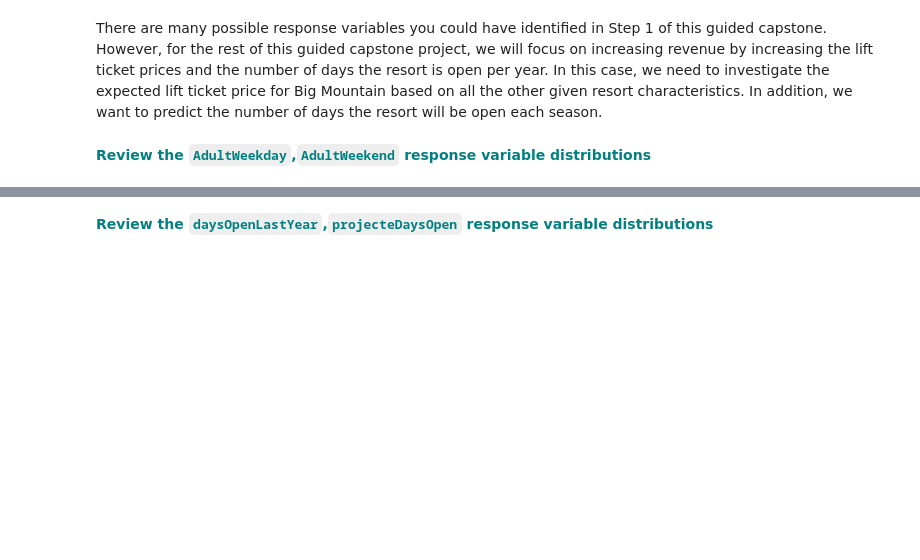
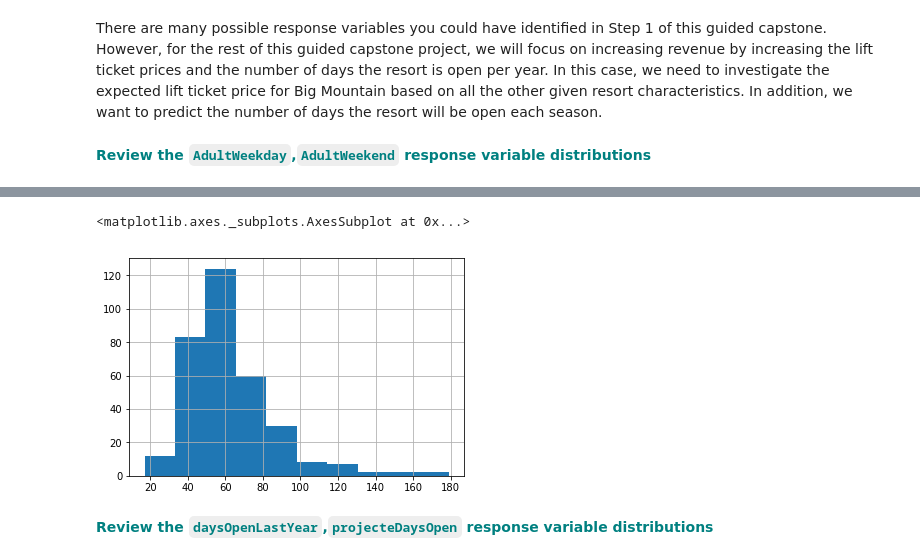
Before and after one commit to abhinavgairola/Guided_2, a Jupyter notebook: GuidedCapstoneStep3HL.ipynb, the cells around one changed output, grey strips where cells are left out. Cells and saved outputs as stored; diff of their text form; code cells hidden in the pictures; blank space fills up the shorter version.

```diff
--- a/GuidedCapstoneStep3HL.ipynb
+++ b/GuidedCapstoneStep3HL.ipynb
@@ -237,5 +280,9 @@ There are many possible response variables you could have identified in Step 1 o
 # %%
 # Do the same but with the AdultWeekend column
+dfno['AdultWeekend'].hist()
+# %% [output]
+<matplotlib.axes._subplots.AxesSubplot at 0x...>
+[figure, added]
 # %% [markdown]
 <font color='teal'>**Review the `daysOpenLastYear`,`projecteDaysOpen` response variable distributions**</font>
 # %%
```
Also changed, not shown: parts of 18 cells of this notebook, 2 other files.
